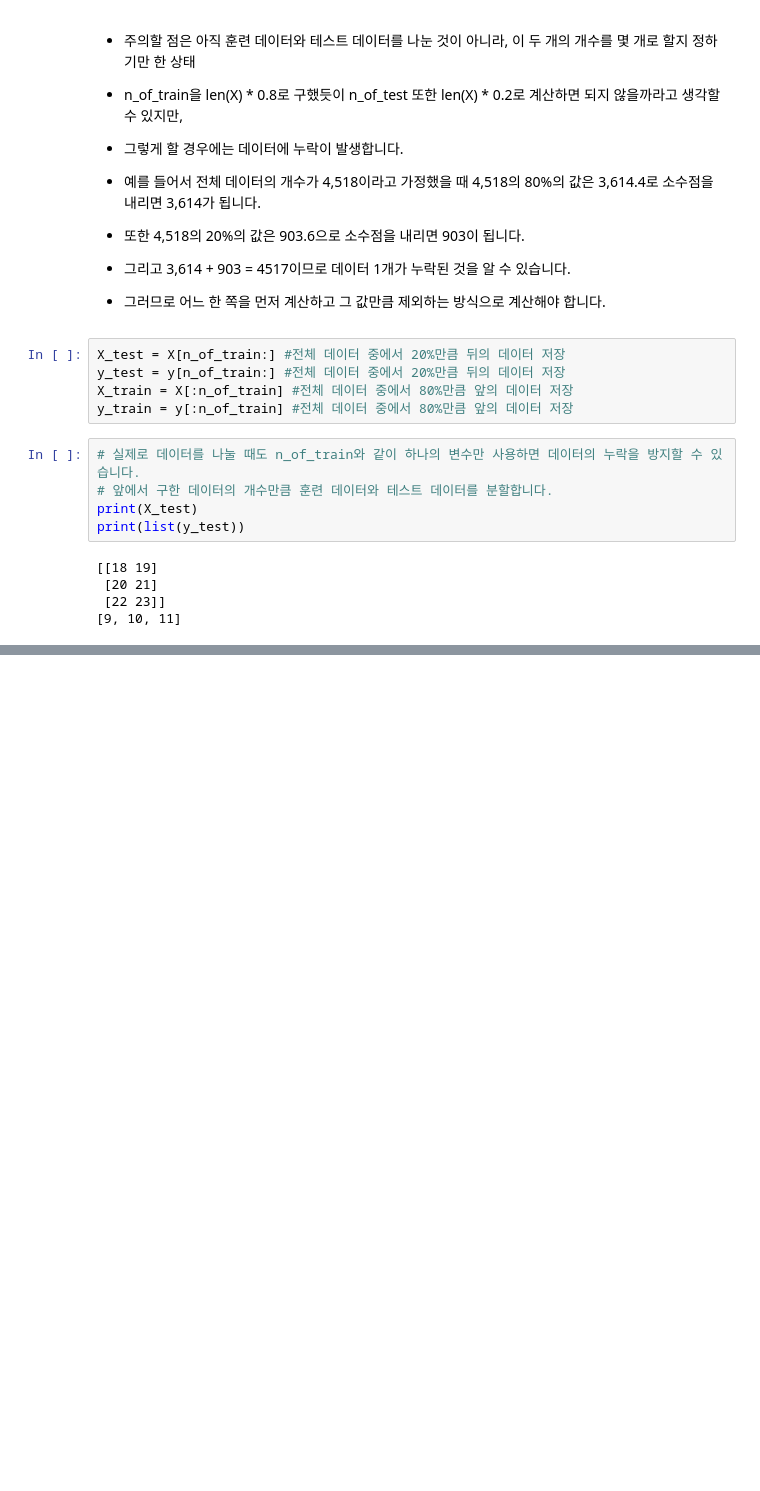
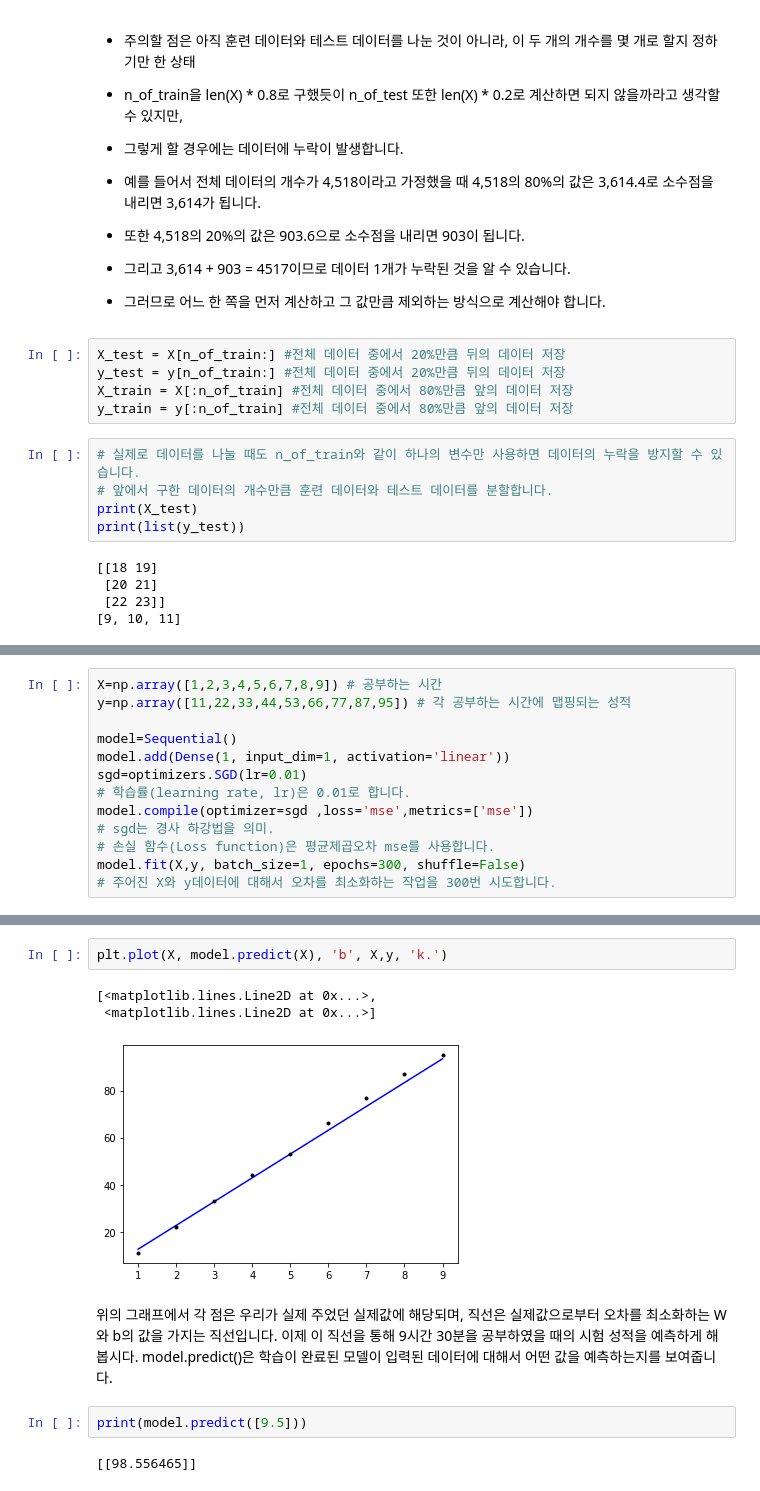
Before and after one commit to aicoreEC/WorkspaceMLDL, a Jupyter notebook: teach_LinearRegression.ipynb, the cells around one changed output, grey strips where cells are left out. Cells and saved outputs as stored; diff of their text form; blank space fills up the shorter version.

```diff
--- a/teach_LinearRegression.ipynb
+++ b/teach_LinearRegression.ipynb
@@ -273,0 +516,13 @@ print(list(y_test))
+# %%
+X=np.array([1,2,3,4,5,6,7,8,9]) # 공부하는 시간
+y=np.array([11,22,33,44,53,66,77,87,95]) # 각 공부하는 시간에 맵핑되는 성적
+
+model=Sequential()
+model.add(Dense(1, input_dim=1, activation='linear'))
+sgd=optimizers.SGD(lr=0.01)
+# 학습률(learning rate, lr)은 0.01로 합니다.
+model.compile(optimizer=sgd ,loss='mse',metrics=['mse'])
+# sgd는 경사 하강법을 의미.
+# 손실 함수(Loss function)은 평균제곱오차 mse를 사용합니다.
+model.fit(X,y, batch_size=1, epochs=300, shuffle=False)
+# 주어진 X와 y데이터에 대해서 오차를 최소화하는 작업을 300번 시도합니다.
@@ -273,0 +557,14 @@ print(list(y_test))
+# %%
+plt.plot(X, model.predict(X), 'b', X,y, 'k.')
+# %% [output]
+[<matplotlib.lines.Line2D at 0x...>,
+ <matplotlib.lines.Line2D at 0x...>]
+[figure, added]
+# %% [markdown]
+위의 그래프에서 각 점은 우리가 실제 주었던 실제값에 해당되며,
+직선은 실제값으로부터 오차를 최소화하는 W와 b의 값을 가지는 직선입니다.
+이제 이 직선을 통해 9시간 30분을 공부하였을 때의 시험 성적을 예측하게 해봅시다. model.predict()은 학습이 완료된 모델이 입력된 데이터에 대해서 어떤 값을 예측하는지를 보여줍니다.
+# %%
+print(model.predict([9.5]))
+# %% [output]
+[[98.556465]]
```
Also changed, not shown: parts of 9 cells of this notebook, 9 other files.
